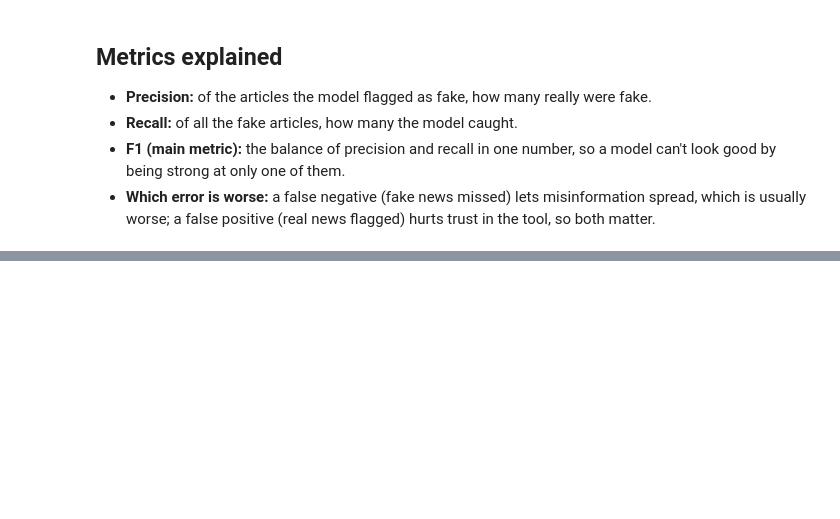
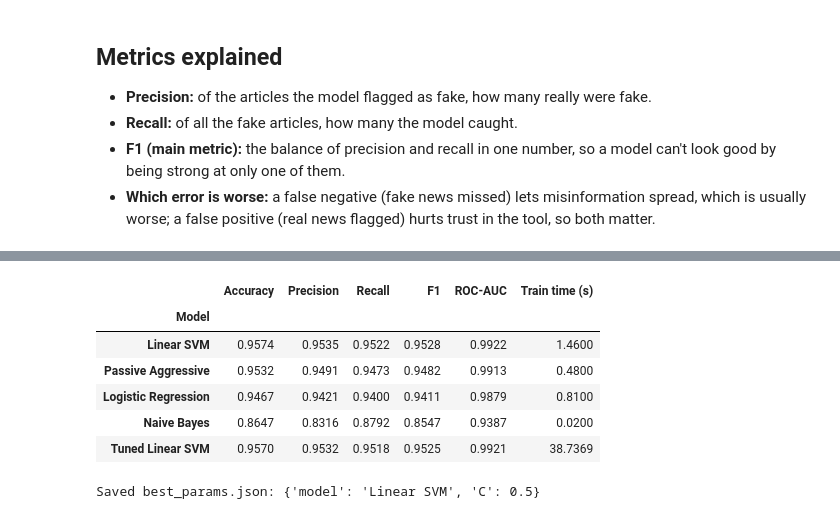
Before and after one commit to tanishqqjoshii-sys/Fake-News-Detection, a Jupyter notebook: notebooks/02_classical_models.ipynb, the cells around one changed output, grey strips where cells are left out. Drawn from its saved outputs; the diff is of its cells as text; code cells hidden in the pictures; blank space fills up the shorter version.

Commit message:
add hyperparameter tuning

```diff
--- a/notebooks/02_classical_models.ipynb
+++ b/notebooks/02_classical_models.ipynb
@@ -298,0 +311,14 @@ False negatives (fake missed as real): 275
+# %%
+# Try different C values for Linear SVM.
+# Logistic Regression was dropped from tuning because it scored lower than
+# Linear SVM in the Evaluation step and was slow to converge.
+param_grid = [
+    {"clf": [LinearSVC(random_state=42)], "clf__C": [0.1, 0.5, 1, 2]},
+]
+
+# n_jobs=2 runs 2 fits at a time, which uses less memory than all CPU cores
+grid = GridSearchCV(pipe, param_grid, cv=3, scoring="f1", n_jobs=2, verbose=1)
+
+# Fit on the cleaned text, not the TF-IDF matrix (the pipeline builds TF-IDF itself).
+# This takes about 5-10 minutes.
+grid.fit(X_train, y_train)
@@ -298,0 +359,44 @@ False negatives (fake missed as real): 275
+# %%
+best_model = grid.best_estimator_
+
+# Same names as in the results table
+model_names = {"LinearSVC": "Linear SVM", "LogisticRegression": "Logistic Regression"}
+tuned_name = model_names[type(best_model.named_steps["clf"]).__name__]
+
+# Evaluate on the test set once
+y_pred = best_model.predict(X_test)
+if hasattr(best_model, "predict_proba"):
+    tuned_scores = best_model.predict_proba(X_test)[:, 1]
+else:
+    tuned_scores = best_model.decision_function(X_test)
+
+results.loc[f"Tuned {tuned_name}"] = pd.Series({
+    "Accuracy": accuracy_score(y_test, y_pred),
+    "Precision": precision_score(y_test, y_pred),
+    "Recall": recall_score(y_test, y_pred),
+    "F1": f1_score(y_test, y_pred),
+    "ROC-AUC": roc_auc_score(y_test, tuned_scores),
+    "Train time (s)": grid.refit_time_,  # time to refit the best model on all training data
+})
+
+results = results.round(4)
+results.to_csv(REPORT_DIR + "results_classical.csv")
+results
+# %% [output]
+|  | Accuracy | Precision | Recall | F1 | ROC-AUC | Train time (s) |
+| Model |  |  |  |  |  |  |
+| Linear SVM | 0.9574 | 0.9535 | 0.9522 | 0.9528 | 0.9922 | 1.4600 |
+| Passive Aggressive | 0.9532 | 0.9491 | 0.9473 | 0.9482 | 0.9913 | 0.4800 |
+| Logistic Regression | 0.9467 | 0.9421 | 0.9400 | 0.9411 | 0.9879 | 0.8100 |
+| Naive Bayes | 0.8647 | 0.8316 | 0.8792 | 0.8547 | 0.9387 | 0.0200 |
+| Tuned Linear SVM | 0.9570 | 0.9532 | 0.9518 | 0.9525 | 0.9921 | 38.7369 |
+# %%
+# Save the best settings so later steps can reuse them
+best_params = {"model": tuned_name, "C": grid.best_params_["clf__C"]}
+
+with open(REPORT_DIR + "best_params.json", "w") as f:
+    json.dump(best_params, f, indent=2)
+
+print("Saved best_params.json:", best_params)
+# %% [output]
+Saved best_params.json: {'model': 'Linear SVM', 'C': 0.5}
```
Also changed, not shown: parts of 8 cells of this notebook, 2 other files.
